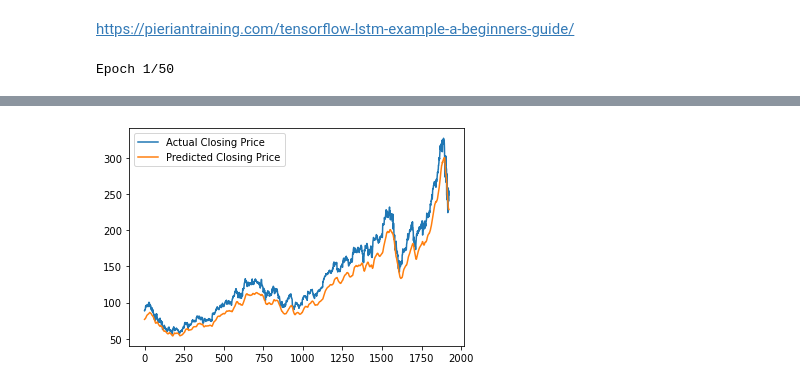
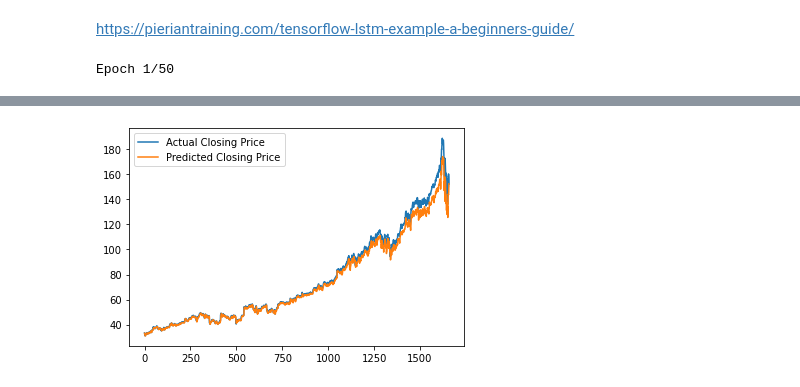
Before and after one commit to 1stl0ve/CS5805-project, a Jupyter notebook: project.ipynb, the cells around one changed output, grey strips where cells are left out. Saved outputs shown, nothing was run; the diff lists cells and outputs as text; code cells hidden in the pictures.

Commit message:
Extends support for multiple input features

```diff
--- a/project.ipynb
+++ b/project.ipynb
@@ -13,9 +13,12 @@ from sklearn.metrics import mean_squared_error
 from sklearn.model_selection import train_test_split
 from sklearn.preprocessing import MinMaxScaler
 
-data = pd.read_csv('AAPL.csv')
+data = pd.read_csv('MSFT.csv')
 data = data.sort_values('Date')
-prices = data[['Open', 'Close']].values
+#prices = data[['Open', 'Close']].values
+prices = data[['Open', 'Low', 'High', 'Close']].values
+
+num_features = len(prices[0]) - 1
 
 # Scale data
 scaler = MinMaxScaler(feature_range=(0, 1))
@@ -28,7 +31,7 @@ val_size = int(len(scaled_prices) * 0.1)
 train_data = scaled_prices[:train_size]
 val_data = scaled_prices[train_size:train_size + val_size]
 test_data = scaled_prices[train_size + val_size:]
-X_train, Y_train = train_data[:, 0].reshape(-1,1), train_data[:, 1]
-X_val, Y_val = val_data[:, 0].reshape(-1,1), val_data[:, 1]
-X_test, Y_test = test_data[:, 0].reshape(-1,1), test_data[:, 1]
+X_train, Y_train = train_data[:, :num_features].reshape(-1,num_features), train_data[:, num_features]
+X_val, Y_val = val_data[:, :num_features].reshape(-1,num_features), val_data[:, num_features]
+X_test, Y_test = test_data[:, :num_features].reshape(-1,num_features), test_data[:, num_features]
 # %%
@@ -41,6 +61,7 @@ mean_squared_error(Y_val, predictions)
 # %% [markdown]
 https://pieriantraining.com/tensorflow-lstm-example-a-beginners-guide/
 # %%
+%%time
 from sklearn.preprocessing import MinMaxScaler
 from tensorflow.keras.models import Sequential
 from tensorflow.keras.layers import LSTM, Dense
@@ -54,8 +75,8 @@ test_data = scaled_prices[train_size + val_size:]
 def create_sequences(data, sequence_length=60):
     X, y = [], []
     for i in range(len(data) - sequence_length):
-        X.append(data[i:i + sequence_length, 0])  # Using 'open' price as input
-        y.append(data[i + sequence_length, 1])    # Predict 'close' price
+        X.append(data[i:i + sequence_length, :num_features])  # Using 'open' price as input
+        y.append(data[i + sequence_length, num_features])    # Predict 'close' price
     return np.array(X), np.array(y)
 
 sequence_length = 60  # Number of days in each sequence
@@ -64,12 +85,12 @@ X_val, Y_val = create_sequences(val_data, sequence_length)
 X_test, Y_test = create_sequences(test_data, sequence_length)
 
 # Reshape for LSTM [samples, time steps, features]
-X_train = X_train.reshape((X_train.shape[0], X_train.shape[1], 1))
-X_val = X_val.reshape((X_val.shape[0], X_val.shape[1], 1))
-X_test = X_test.reshape((X_test.shape[0], X_test.shape[1], 1))
+X_train = X_train.reshape((X_train.shape[0], X_train.shape[1], num_features))
+X_val = X_val.reshape((X_val.shape[0], X_val.shape[1], num_features))
+X_test = X_test.reshape((X_test.shape[0], X_test.shape[1], num_features))
 
 model = Sequential([
-    LSTM(50, activation='relu', input_shape=(sequence_length, 1)),
+    LSTM(50, activation='relu', input_shape=(sequence_length, num_features)),
     Dense(1)  # Predicting a single value (close price)
 ])
 
@@ -90,8 +111,8 @@ print(f'Test Loss (MSE): {test_loss}')
 
 # Predict and inverse transform for interpretability
 predicted = model.predict(X_test)
-predicted = scaler.inverse_transform(np.concatenate([np.zeros((predicted.shape[0], 1)), predicted], axis=1))[:, 1]
-actual = scaler.inverse_transform(np.concatenate([np.zeros((Y_test.shape[0], 1)), Y_test.reshape(-1, 1)], axis=1))[:, 1]
+predicted = scaler.inverse_transform(np.concatenate([np.zeros((predicted.shape[0], num_features)), predicted], axis=1))[:, num_features]
+actual = scaler.inverse_transform(np.concatenate([np.zeros((Y_test.shape[0], num_features)), Y_test.reshape(-1, 1)], axis=1))[:, num_features]
 
 # Optional: Plot results
 import matplotlib.pyplot as plt
@@ -122 +142 @@ Test Loss (MSE): 0.003111442783847451
-[figure, old version]
+[figure, new version]
```
Also changed, not shown: parts of 3 cells of this notebook.
